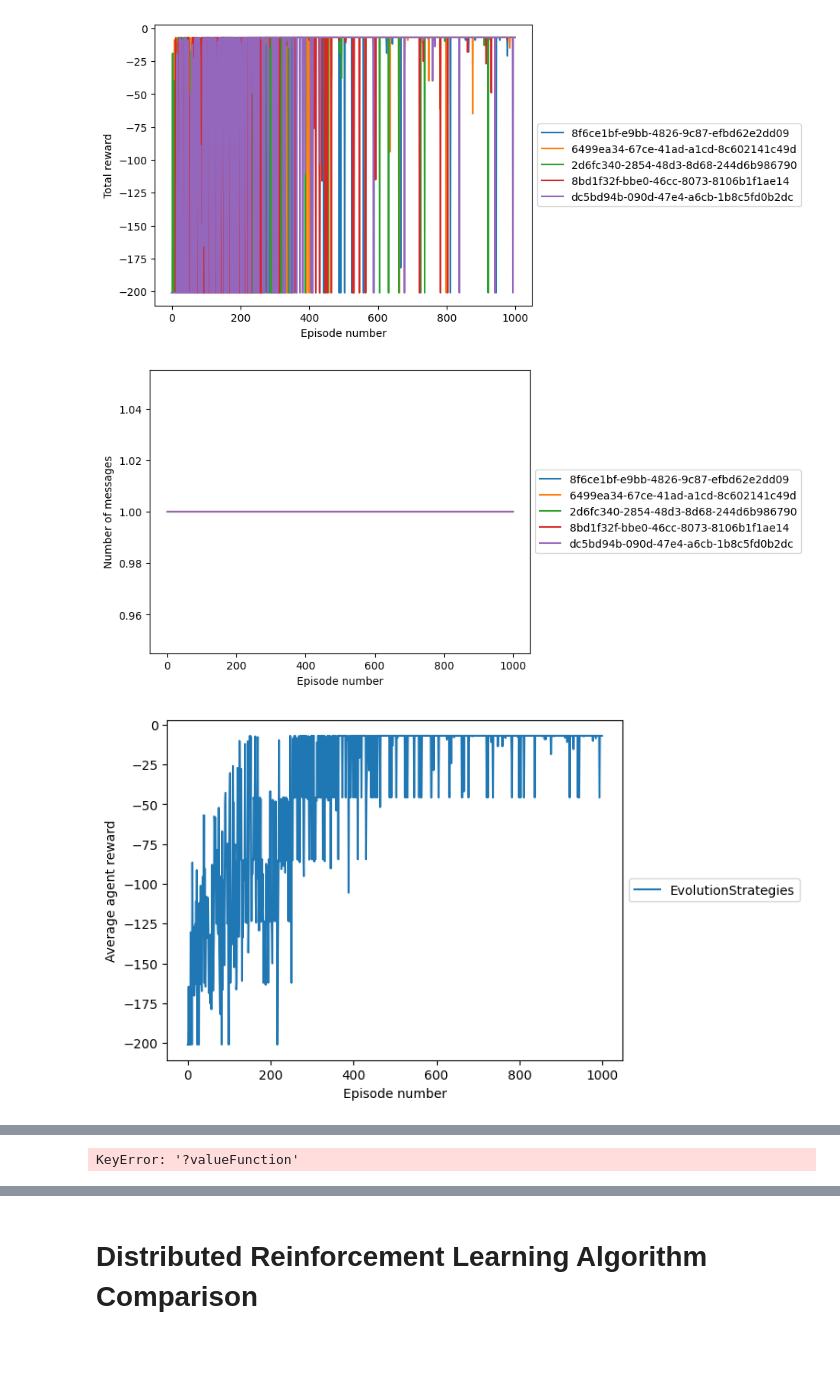
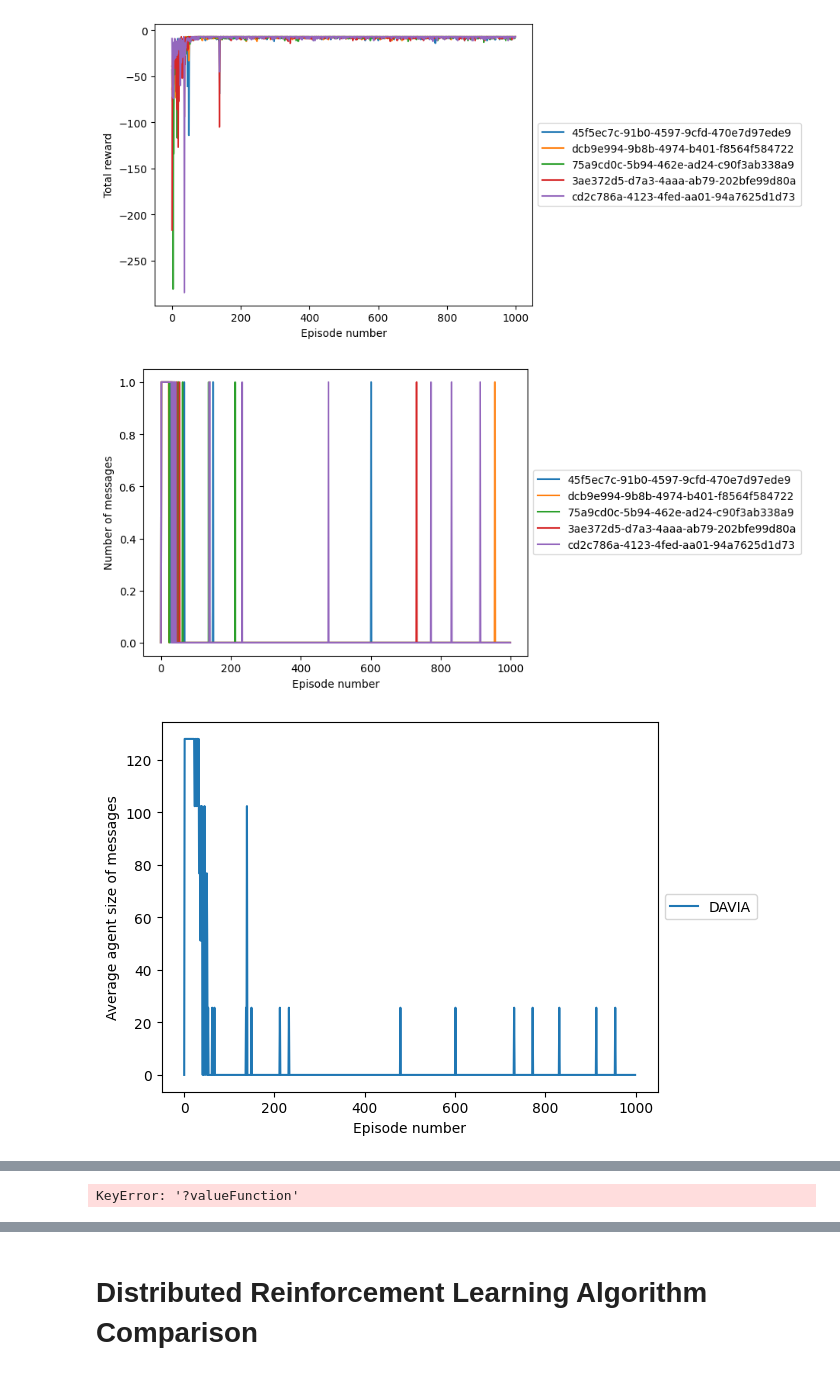
Before and after one commit to edsgunn/DistributedReinforcementLearningOnTheEdge, a Jupyter notebook: DataAnalysis/dataReport.ipynb, the cells around one changed output, grey strips where cells are left out. Drawn from its saved outputs; the diff is of its cells as text; code cells hidden in the pictures.

Commit message:
Do experiments

```diff
--- a/DataAnalysis/dataReport.ipynb
+++ b/DataAnalysis/dataReport.ipynb
@@ -5,18 +7,20 @@
 # %%
-from DataAnalysis.Analysis import plotAgentEpisodeReward, plotAgentEpisodeNumMessages, getAgentEpisodeAverageNumberOfMessagesPerStep, getFinalValueFunction, getAgentEpisodeReward, printV2D, plotAlgorithmEpisodeAverageReward
+from DataAnalysis.Analysis import plotAgentEpisodeReward, plotAgentEpisodeNumMessages, plotAlgorithmEpisodeAverageSizeMessages, getAgentEpisodeAverageNumberOfMessagesPerStep, getFinalValueFunction, getAgentEpisodeReward, printV2D, plotAlgorithmEpisodeAverageReward
 import pickle
-f = open('ExperimentFramework/Experiments/Results/15.pkl', 'rb')
+f = open('ExperimentFramework/Experiments/Results/DAVIA.pkl', 'rb')
 data = pickle.load(f)
-algorithm = "EvolutionStrategies"
+algorithm = "DAVIA"
 numAgents = 5
 environment = "SimpleGrid"
 plotAgentEpisodeReward(data, algorithm, numAgents, environment)
 plotAgentEpisodeNumMessages(data, algorithm, numAgents, environment)
+plotAlgorithmEpisodeAverageSizeMessages(data, [algorithm], numAgents, environment)
 plotAlgorithmEpisodeAverageReward(data, [algorithm], numAgents, environment)
+plt.show()
 # printV2D(getFinalValueFunction(data, algorithm, numAgents, environment))
 print(getFinalValueFunction(data, algorithm, numAgents, environment))
 f.close()
 # %% [output]
-[figure, old version]
+[figure, new version]
-[figure, old version]
+[figure, new version]
-[figure, old version]
+[figure, new version]
```
Also changed, not shown: parts of 8 cells of this notebook, 21 other files.
